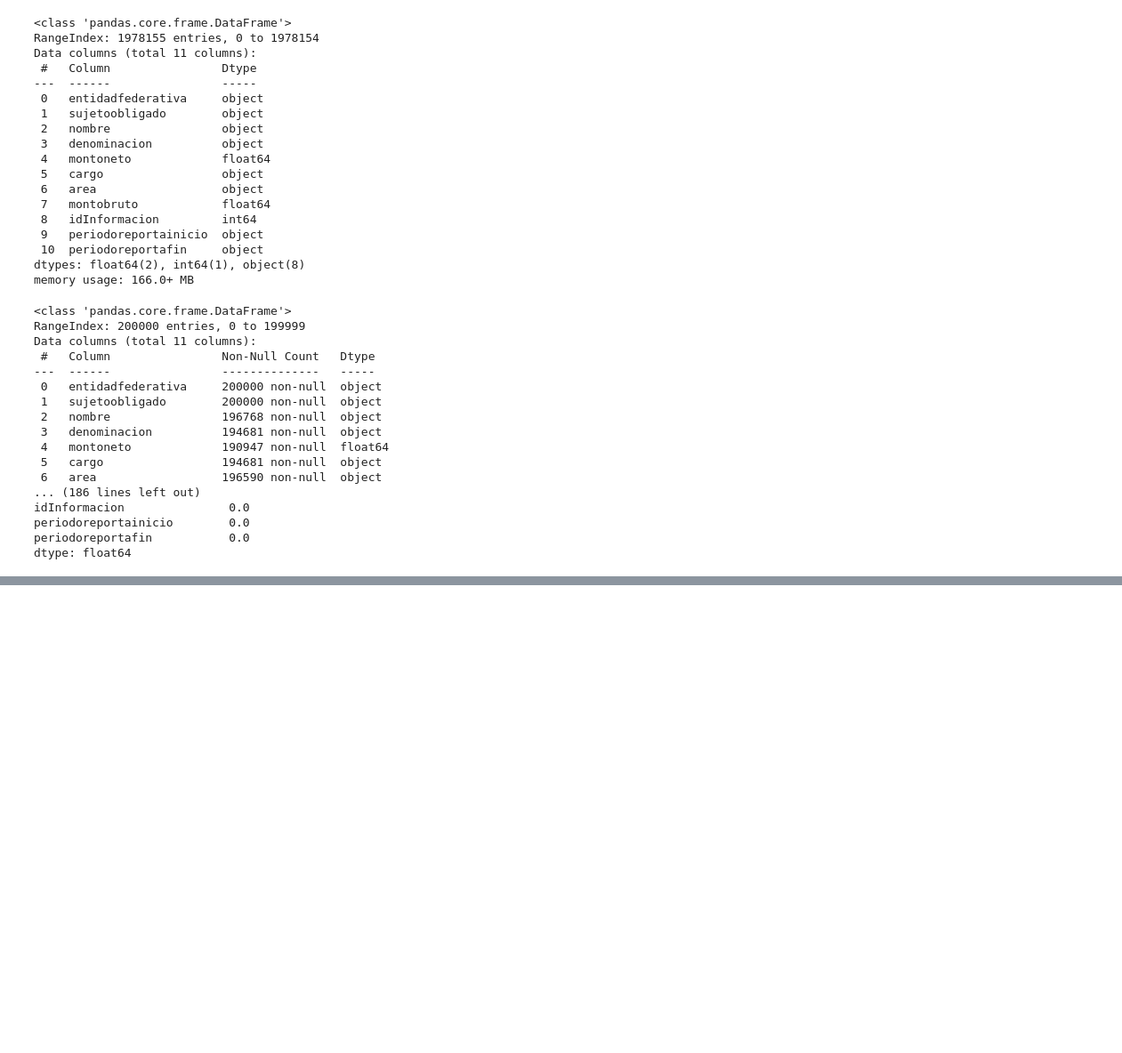
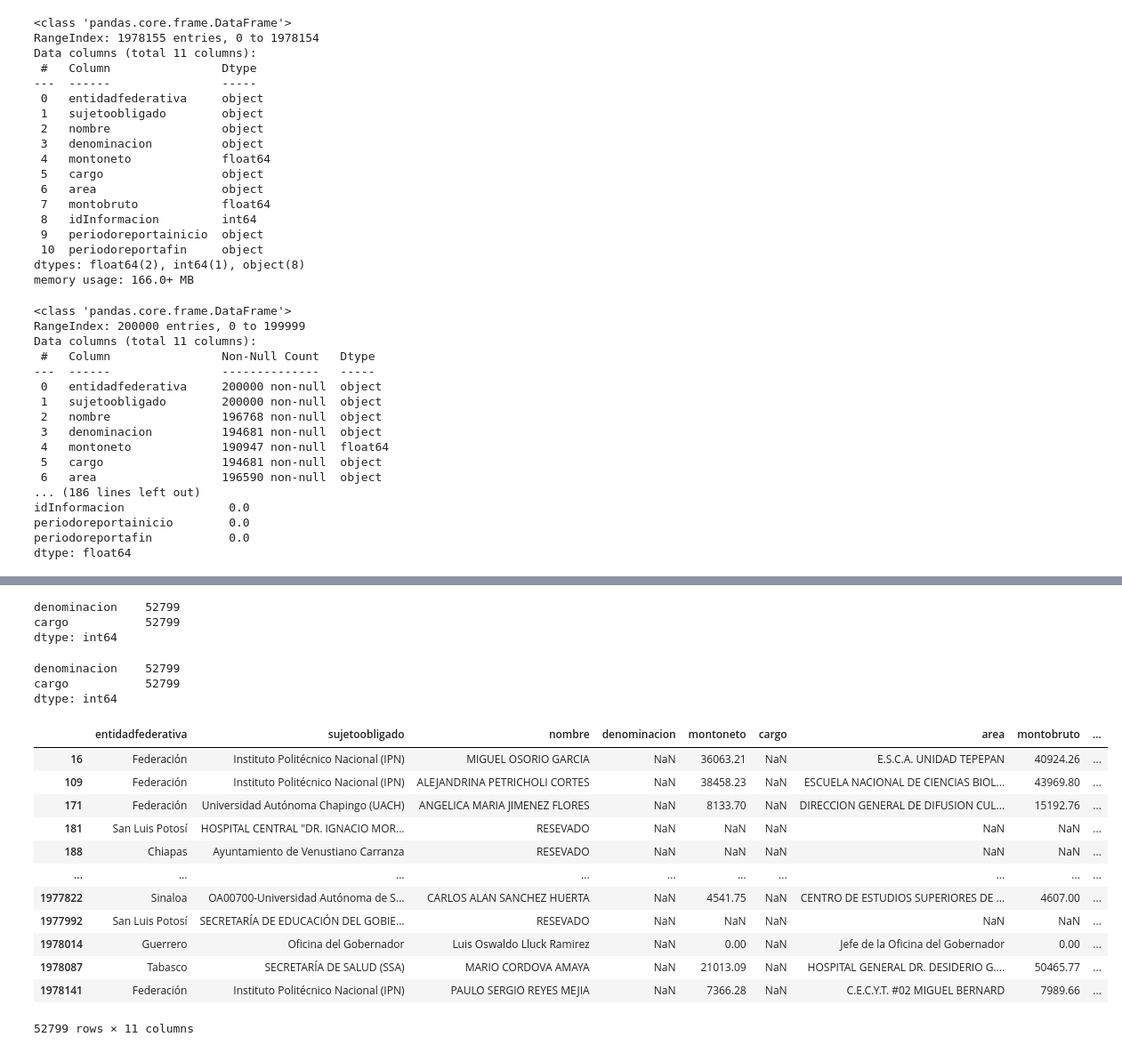
Before and after one commit to Julian-L-Avila/Data-Mining-2024-3, a Jupyter notebook: Data-Cleaning/cleaning.sync.ipynb, the cells around one changed output, grey strips where cells are left out. Shown at 89% size. Saved outputs shown, nothing was run; the diff lists cells and outputs as text; code cells hidden in the pictures; blank space fills up the shorter version.

Commit message:
Add cleaning advancements, denomination, charge, name

```diff
--- a/Data-Cleaning/cleaning.sync.ipynb
+++ b/Data-Cleaning/cleaning.sync.ipynb
@@ -79,0 +132,8 @@ dataframes[0].head(10)
+# %%
+df_names = df
+
+df_names['nombre'] = df_names['nombre'].fillna('RESEVADO')
+
+print(df_names.isna().sum())
+
+df_names
@@ -79,0 +211,33 @@ dataframes[0].head(10)
+# %%
+df_names[['denominacion', 'cargo']].isna().sum()
+# %% [output]
+denominacion    52799
+cargo           52799
+dtype: int64
+# %%
+df_cargo = df_names
+
+df_cargo['cargo'] = df_cargo['cargo'].fillna(df_cargo['denominacion'])
+
+df_cargo[['denominacion', 'cargo']].isna().sum()
+# %% [output]
+denominacion    52799
+cargo           52799
+dtype: int64
+# %%
+null_cargo = df_names[df_names['cargo'].isnull()]
+null_cargo
+# %% [output]
+|  | entidadfederativa | sujetoobligado | nombre | denominacion | montoneto | cargo | area | montobruto | ... |
+| 16 | Federación | Instituto Politécnico Nacional (IPN) | MIGUEL OSORIO GARCIA | NaN | 36063.21 | NaN | E.S.C.A. UNIDAD TEPEPAN | 40924.26 | ... |
+| 109 | Federación | Instituto Politécnico Nacional (IPN) | ALEJANDRINA PETRICHOLI CORTES | NaN | 38458.23 | NaN | ESCUELA NACIONAL DE CIENCIAS BIOL... | 43969.80 | ... |
+| 171 | Federación | Universidad Autónoma Chapingo (UACH) | ANGELICA MARIA JIMENEZ FLORES | NaN | 8133.70 | NaN | DIRECCION GENERAL DE DIFUSION CUL... | 15192.76 | ... |
+| 181 | San Luis Potosí | HOSPITAL CENTRAL "DR. IGNACIO MOR... | RESEVADO | NaN | NaN | NaN | NaN | NaN | ... |
+| 188 | Chiapas | Ayuntamiento de Venustiano Carranza | RESEVADO | NaN | NaN | NaN | NaN | NaN | ... |
+| ... | ... | ... | ... | ... | ... | ... | ... | ... | ... |
+| 1977822 | Sinaloa | OA00700-Universidad Autónoma de S... | CARLOS ALAN SANCHEZ HUERTA | NaN | 4541.75 | NaN | CENTRO DE ESTUDIOS SUPERIORES DE ... | 4607.00 | ... |
+| 1977992 | San Luis Potosí | SECRETARÍA DE EDUCACIÓN DEL GOBIE... | RESEVADO | NaN | NaN | NaN | NaN | NaN | ... |
+| 1978014 | Guerrero | Oficina del Gobernador | Luis Oswaldo Lluck Ramirez | NaN | 0.00 | NaN | Jefe de la Oficina del Gobernador | 0.00 | ... |
+| 1978087 | Tabasco | SECRETARÍA DE SALUD (SSA) | MARIO CORDOVA AMAYA | NaN | 21013.09 | NaN | HOSPITAL GENERAL DR. DESIDERIO G.... | 50465.77 | ... |
+| 1978141 | Federación | Instituto Politécnico Nacional (IPN) | PAULO SERGIO REYES MEJIA | NaN | 7366.28 | NaN | C.E.C.Y.T. #02 MIGUEL BERNARD | 7989.66 | ... |
+52799 rows × 11 columns
```
Also changed, not shown: parts of 12 cells of this notebook, 2 other files.
